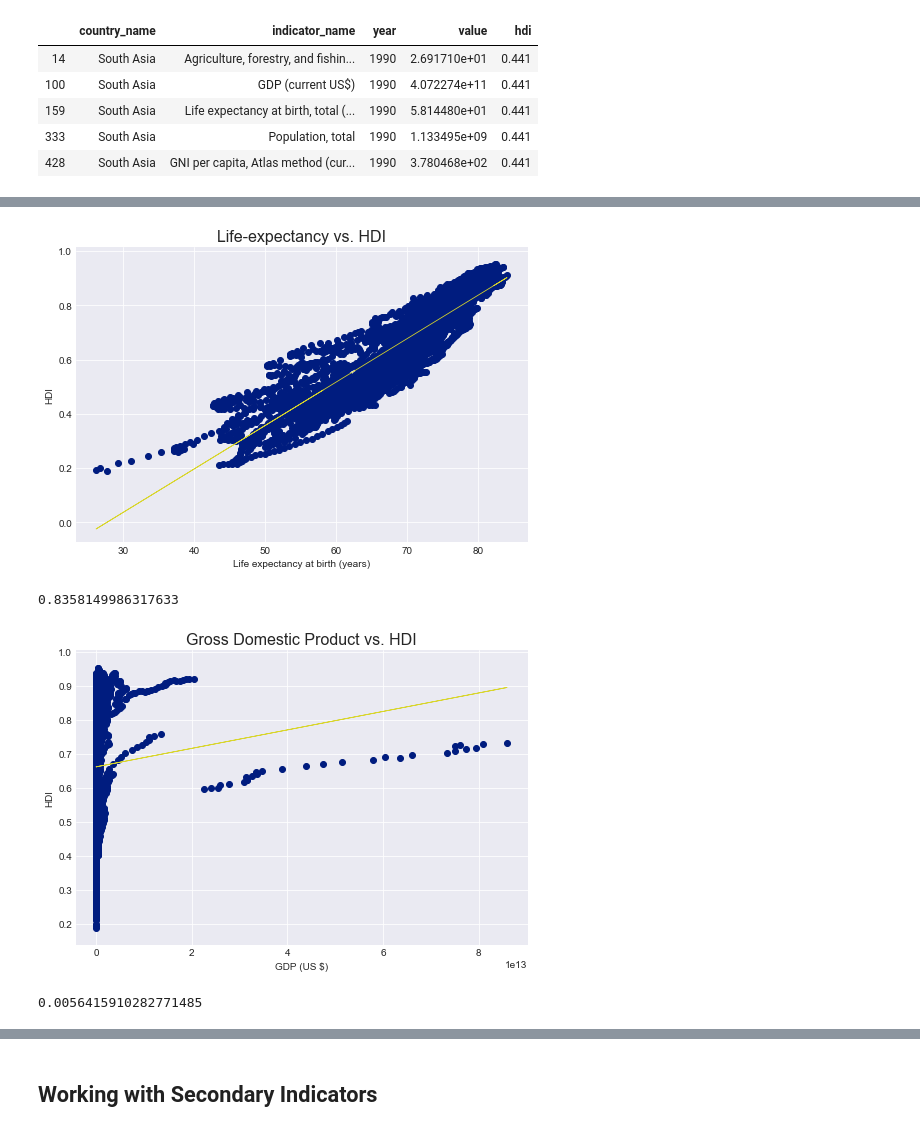
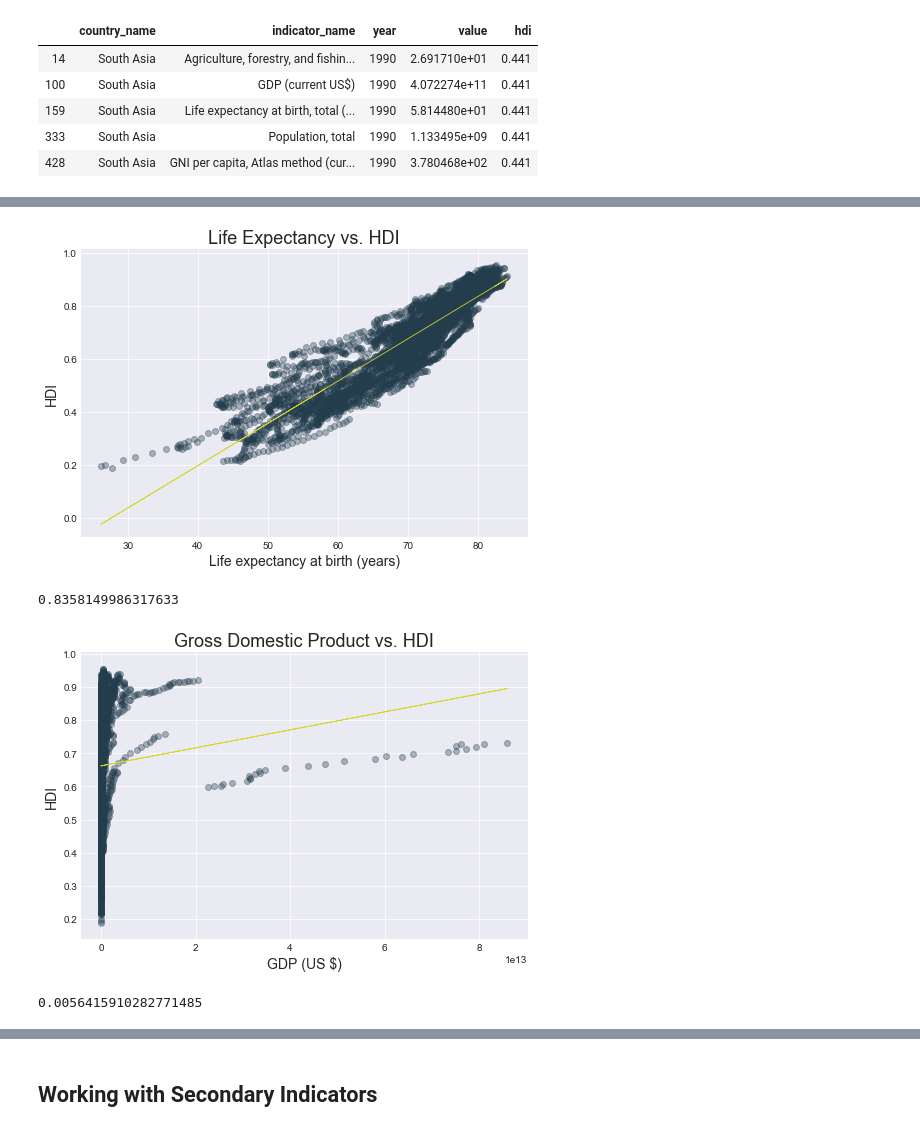
Before and after one commit to linmck/finalproject, a Jupyter notebook: Predict_HDI.ipynb, the cells around one changed output, grey strips where cells are left out. Drawn from its saved outputs; the diff is of its cells as text; code cells hidden in the pictures.

```diff
--- a/Predict_HDI.ipynb
+++ b/Predict_HDI.ipynb
@@ -310,34 +310,34 @@ print(r_value**2)
 # %%
 #Create Life Expectancy v. HDI chart
 life_values = primary_indicators.loc[(primary_indicators['indicator_name']=='Life expectancy at birth, total (years)')]
 
 # defining variables
 x = life_values['value']
 y = life_values['hdi']
 
 # linear regression stats and fitline
 slope, intercept, r_value, p_value, _ = stats.linregress(x,y)
 fit = intercept + slope*(np.array(x))
 
 # Scatter plot
 fig, ax = plt.subplots(figsize = (7,5))
-ax.scatter(x, y, zorder=2)
+ax.scatter(x, y, color="#233D4D", alpha=0.35, zorder=2)
 plt.plot(x, fit, color="#D8D52B", label='fitted line', linewidth=0.8)
 plt.grid(zorder=0)
 
-plt.xlabel('Life expectancy at birth (years)')
-plt.ylabel('HDI')
-plt.title("Life-expectancy vs. HDI", fontsize=16)
+plt.xlabel('Life expectancy at birth (years)', fontsize=14)
+plt.ylabel('HDI', fontsize=14)
+plt.title("Life Expectancy vs. HDI", fontsize=18)
 
 # Show the figure
 plt.tight_layout()
 img_path = os.path.join('static/images', 'Life-expectancy_HDI.png')
-plt.savefig(img_path)
+plt.savefig(img_path, transparent=True)
 plt.show()
 
 print(r_value**2)
 # %% [output]
-[figure, old version]
+[figure, new version]
 0.8358149986317633
 # %%
 #Create GDP v. HDI chart
@@ -353,23 +353,23 @@ fit = intercept + slope*(np.array(x))
 
 # Scatter plot
 fig, ax = plt.subplots(figsize = (7,5))
-ax.scatter(x, y, zorder=2)
+ax.scatter(x, y, color="#233D4D", alpha=0.35, zorder=2)
 plt.plot(x, fit, color="#D8D52B", label='fitted line', linewidth=0.8)
 plt.grid(zorder=0)
 
-plt.xlabel('GDP (US $)')
-plt.ylabel('HDI')
-plt.title("Gross Domestic Product vs. HDI", fontsize=16)
+plt.xlabel('GDP (US $)', fontsize=14)
+plt.ylabel('HDI', fontsize=14)
+plt.title("Gross Domestic Product vs. HDI", fontsize=18)
 
 # Show the figure
 plt.tight_layout()
 img_path = os.path.join('static/images', 'GDP_HDI.png')
-plt.savefig(img_path)
+plt.savefig(img_path, transparent=True)
 plt.show()
 
 print(r_value**2)
 # %% [output]
-[figure, old version]
+[figure, new version]
 0.0056415910282771485
 # %%
 #Create Employment v. HDI chart
```
Also changed, not shown: parts of 41 cells of this notebook, 25 other files.
